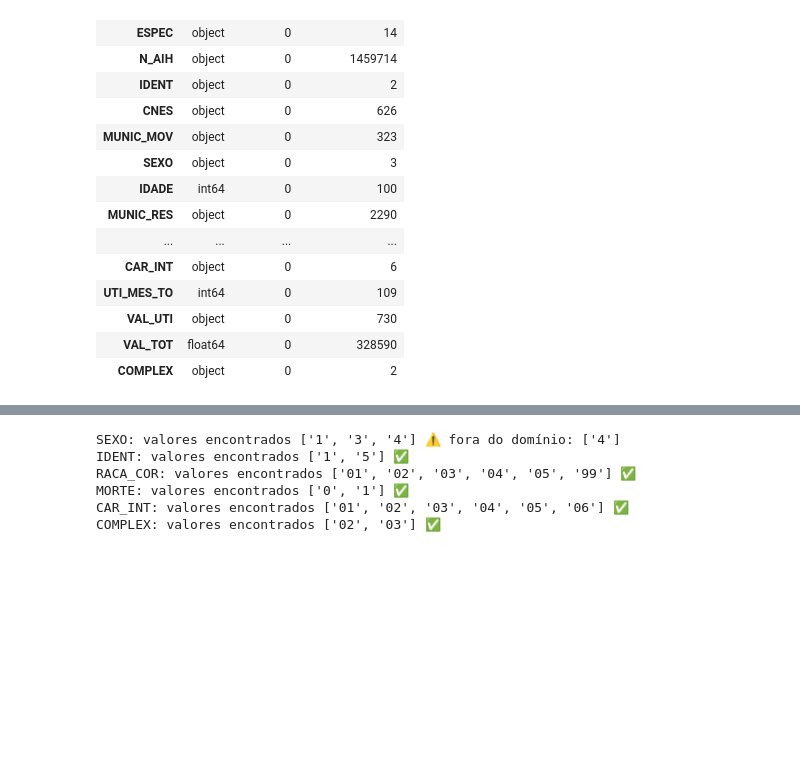
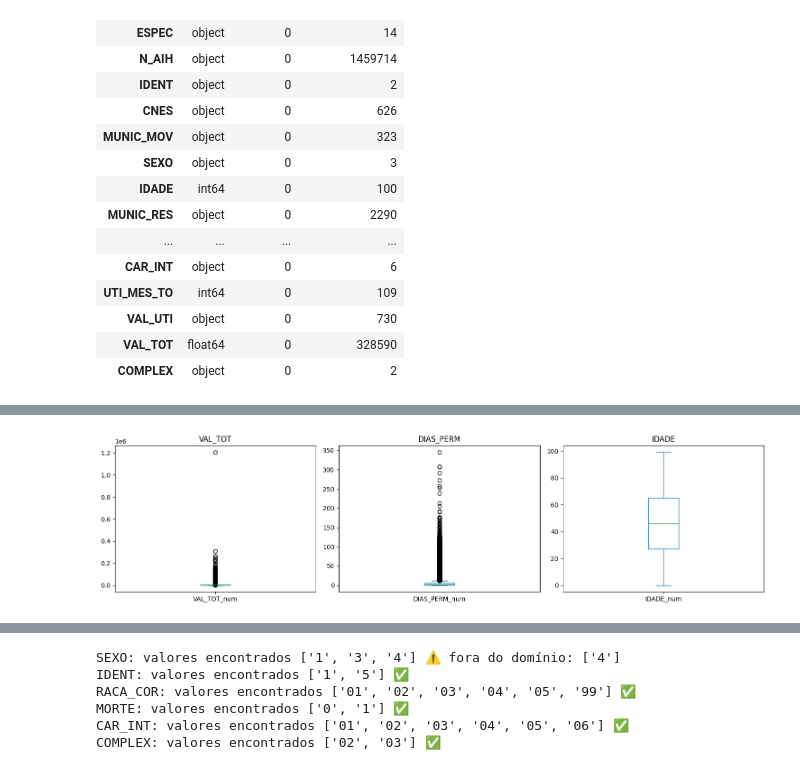
Before and after one commit to rm571222/dataholics-oracle-challenge, a Jupyter notebook: notebooks/01_data_exploration/nb1_data_exploration_pysus.ipynb, the cells around one changed output, grey strips where cells are left out. Saved outputs shown, nothing was run; the diff lists cells and outputs as text; code cells hidden in the pictures; blank space fills up the shorter version.

```diff
--- a/notebooks/01_data_exploration/nb1_data_exploration_pysus.ipynb
+++ b/notebooks/01_data_exploration/nb1_data_exploration_pysus.ipynb
@@ -237,0 +255,13 @@ resumo_selecionadas
+# %%
+# boxplot para verificação de outliers
+colunas_inspecao = ['VAL_TOT_num', 'DIAS_PERM_num', 'IDADE_num', 'COMPLEX', 'UTI_MES_TO_num', 'ESPEC']
+
+fig, axes = plt.subplots(1, 3, figsize=(15, 4))
+df_dq['VAL_TOT_num'].plot(kind='box', ax=axes[0], title='VAL_TOT')
+df_dq['DIAS_PERM_num'].plot(kind='box', ax=axes[1], title='DIAS_PERM')
+df_dq['IDADE_num'].plot(kind='box', ax=axes[2], title='IDADE')
+plt.tight_layout()
+
+plt.show()
+# %% [output]
+[figure, added]
```
Also changed, not shown: parts of 17 cells of this notebook.
